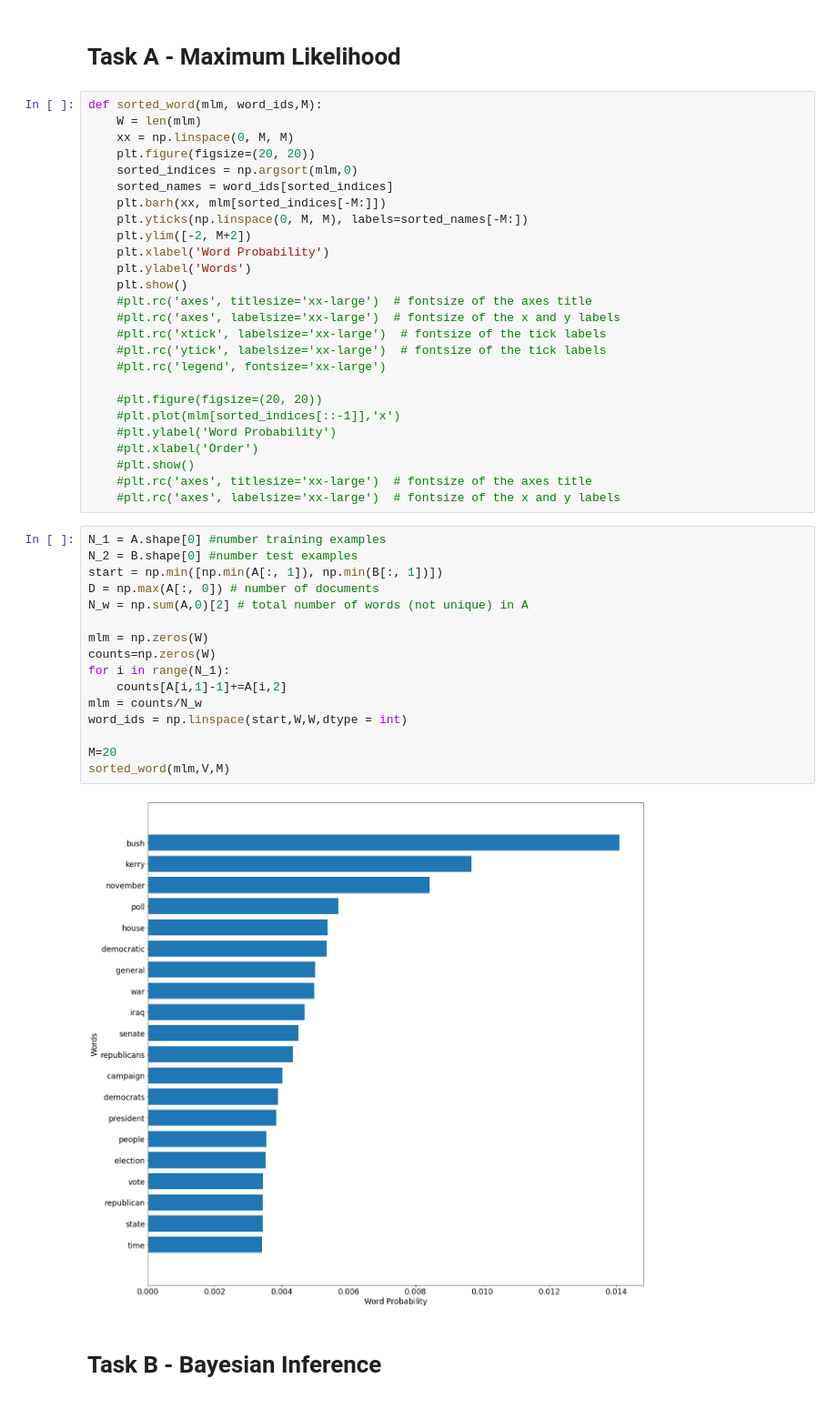
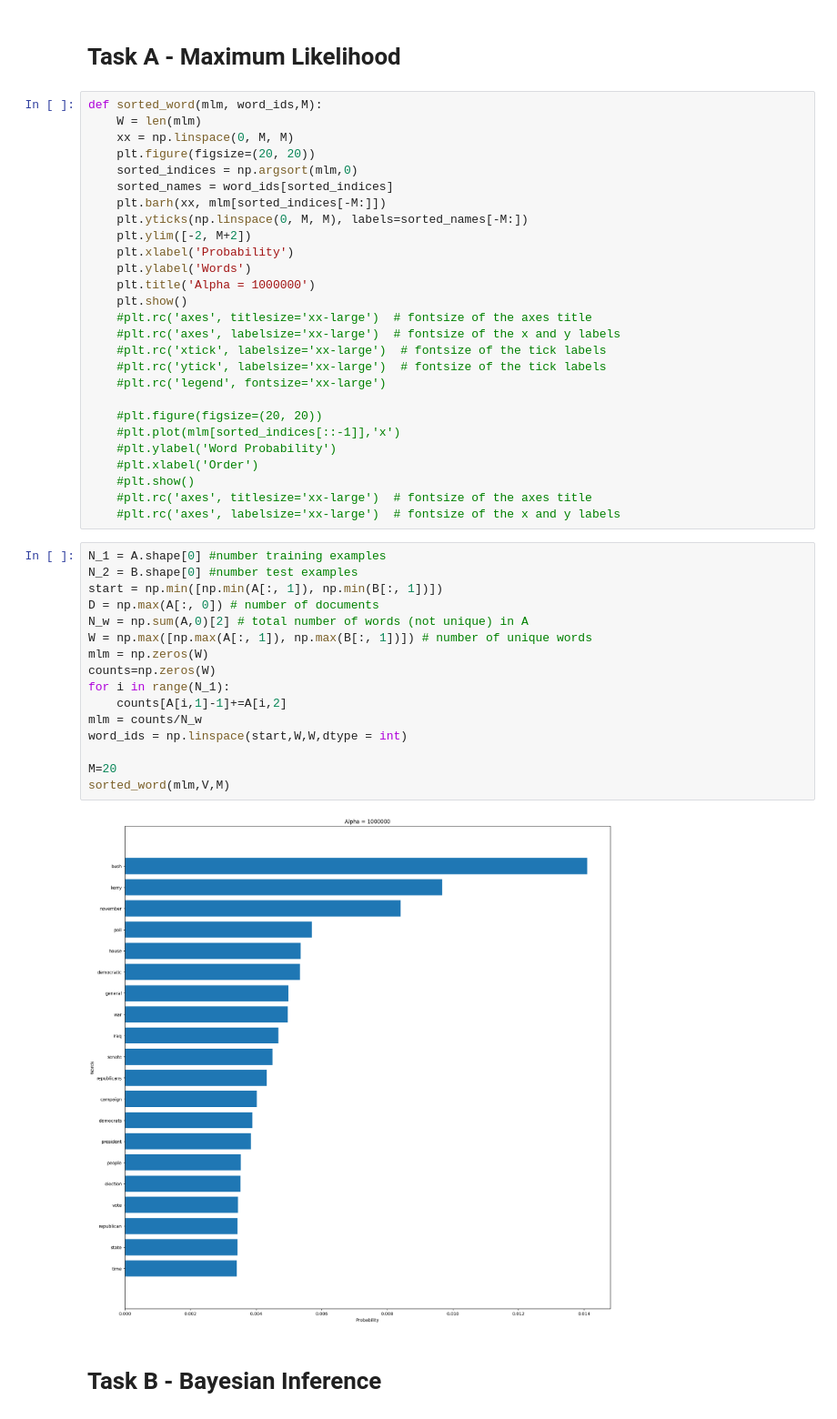
Before and after one commit to JeevanBhoot/probabilistic-ml, a Jupyter notebook: 3/cw3.ipynb, the cells around one changed output. Shown: that part at 91% size. Drawn from its saved outputs; the diff is of its cells as text.

```diff
--- a/3/cw3.ipynb
+++ b/3/cw3.ipynb
@@ -48,8 +48,9 @@ def sorted_word(mlm, word_ids,M):
     plt.barh(xx, mlm[sorted_indices[-M:]])
     plt.yticks(np.linspace(0, M, M), labels=sorted_names[-M:])
     plt.ylim([-2, M+2])
-    plt.xlabel('Word Probability')
+    plt.xlabel('Probability')
     plt.ylabel('Words')
+    plt.title('Alpha = 1000000')
     plt.show()
     #plt.rc('axes', titlesize='xx-large')  # fontsize of the axes title
     #plt.rc('axes', labelsize='xx-large')  # fontsize of the x and y labels
@@ -67,21 +68,21 @@ def sorted_word(mlm, word_ids,M):
 # %%
 N_1 = A.shape[0] #number training examples
 N_2 = B.shape[0] #number test examples
 start = np.min([np.min(A[:, 1]), np.min(B[:, 1])])
 D = np.max(A[:, 0]) # number of documents
 N_w = np.sum(A,0)[2] # total number of words (not unique) in A
-
+W = np.max([np.max(A[:, 1]), np.max(B[:, 1])]) # number of unique words
 mlm = np.zeros(W)
 counts=np.zeros(W)
 for i in range(N_1):
     counts[A[i,1]-1]+=A[i,2]
 mlm = counts/N_w
 word_ids = np.linspace(start,W,W,dtype = int)
 
 M=20
 sorted_word(mlm,V,M)
 # %% [output]
-[figure, old version]
+[figure, new version]
 # %% [markdown]
 # Task B - Bayesian Inference
 # %%
```
Also changed, not shown: parts of 8 cells of this notebook, 9 other files.
